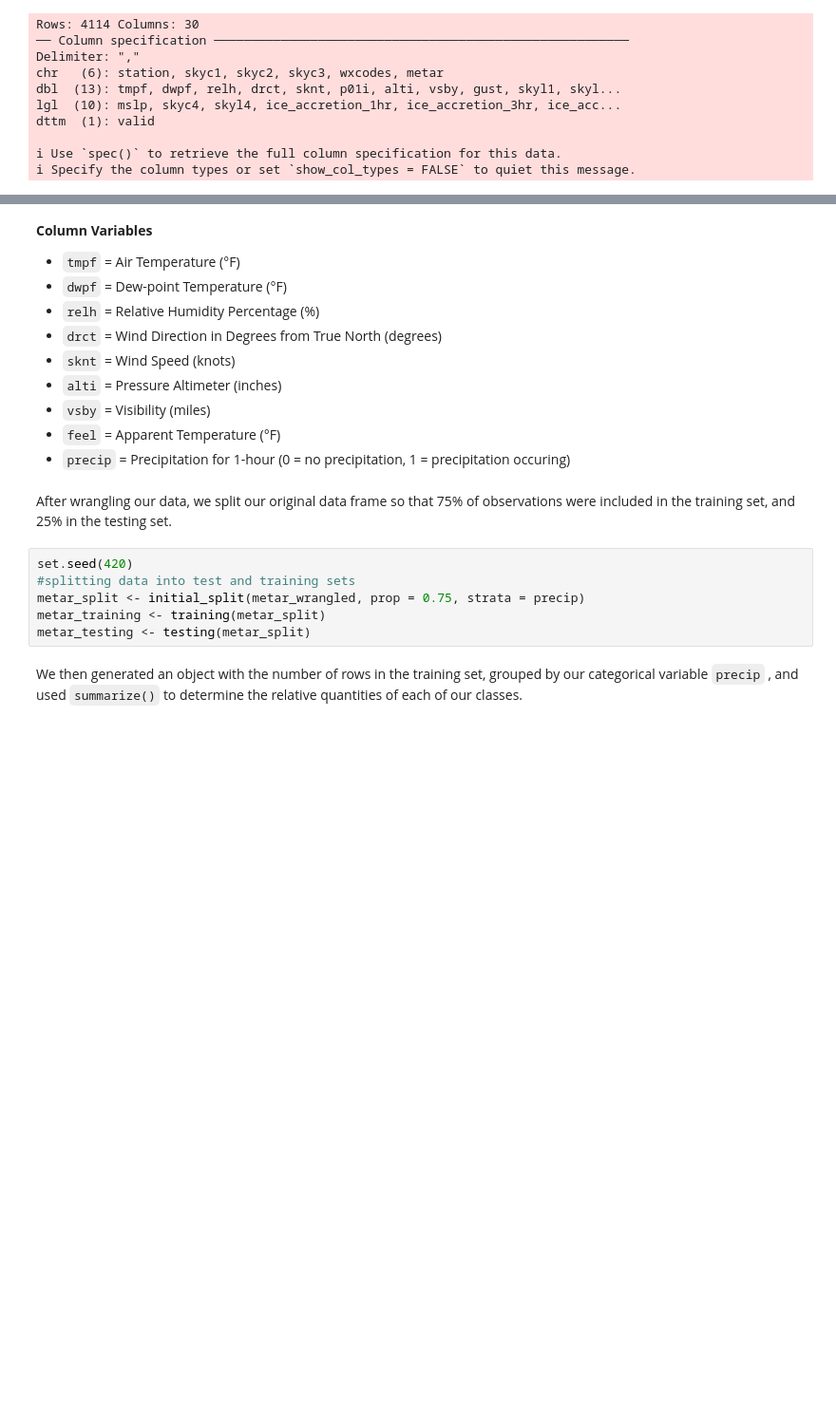
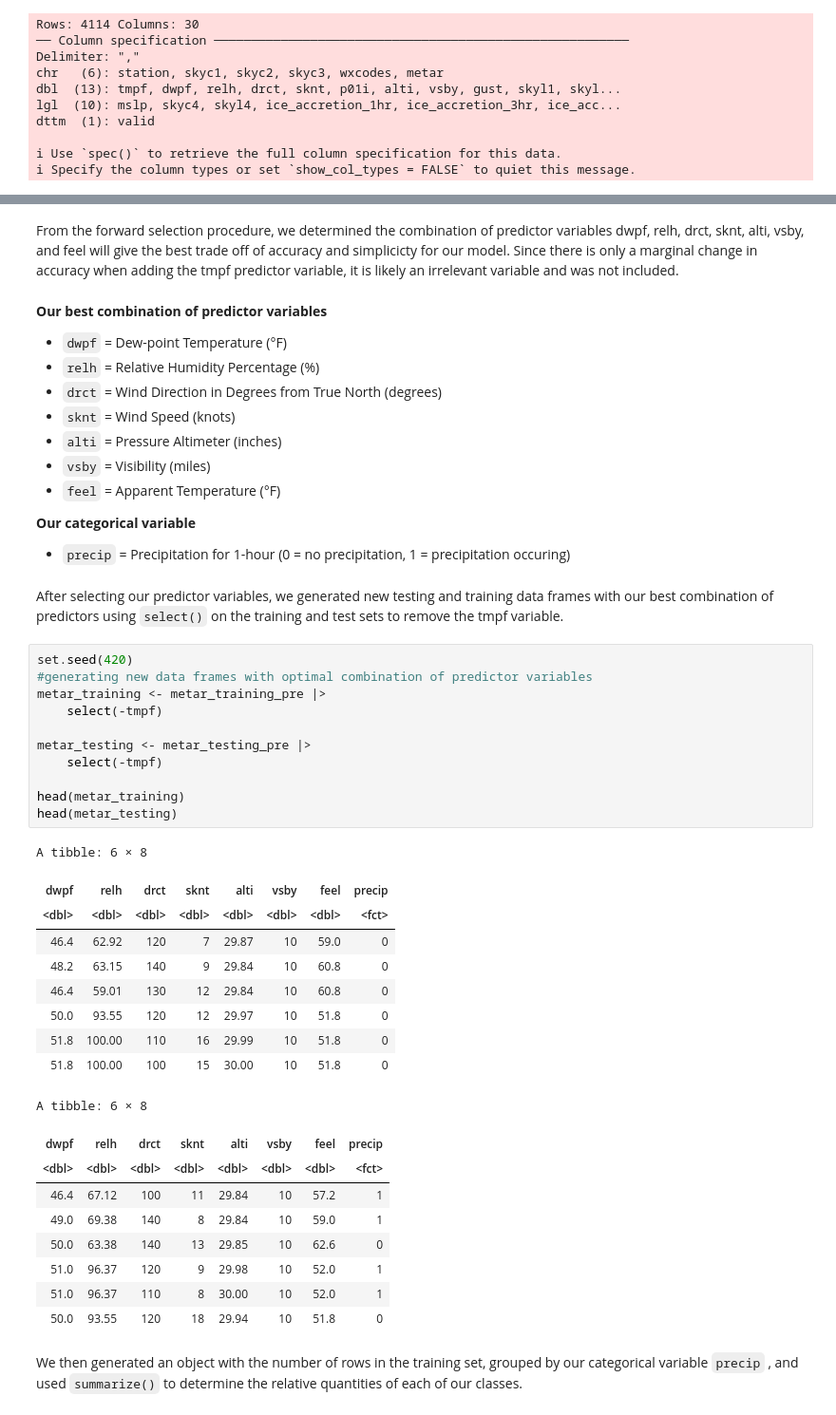
Before and after one commit to joobjoobsi/DSCI-group-44-project, a Jupyter notebook: GroupProject.ipynb, the cells around one changed output, grey strips where cells are left out. Shown: that part at 95% size. Drawn from its saved outputs; the diff is of its cells as text; blank space fills up the shorter version.

```diff
--- a/GroupProject.ipynb
+++ b/GroupProject.ipynb
@@ -95,7 +160,8 @@ A tibble: 6 × 9
+# %% [markdown]
+From the forward selection procedure, we determined the combination of predictor variables dwpf, relh, drct, sknt, alti, vsby, and feel will give the best trade off of accuracy and simplicicty for our model. Since there is only a marginal change in accuracy when adding the tmpf predictor variable, it is likely an irrelevant variable and was not included.
 # %% [markdown]
-**Column Variables**
+**Our best combination of predictor variables**
 
-- `tmpf` = Air Temperature (°F)
 - `dwpf` = Dew-point Temperature (°F)
 - `relh` = Relative Humidity Percentage (%)
 - `drct` = Wind Direction in Degrees from True North (degrees)
@@ -103,15 +169,41 @@ A tibble: 6 × 9
 - `alti` = Pressure Altimeter (inches)
 - `vsby` = Visibility (miles)
 - `feel` = Apparent Temperature (°F)
+
+**Our categorical variable**
 - `precip` = Precipitation for 1-hour (0 = no precipitation, 1 = precipitation occuring)
 # %% [markdown]
-After wrangling our data, we split our original data frame so that 75% of observations were included in the training set, and 25% in the testing set.
+After selecting our predictor variables, we generated new testing and training data frames with our best combination of predictors using `select()` on the training and test sets to remove the tmpf variable.
 # %%
 set.seed(420)
-#splitting data into test and training sets
-metar_split <- initial_split(metar_wrangled, prop = 0.75, strata = precip)
-metar_training <- training(metar_split)
-metar_testing <- testing(metar_split)
+#generating new data frames with optimal combination of predictor variables
+metar_training <- metar_training_pre |>
+    select(-tmpf)
+
+metar_testing <- metar_testing_pre |>
+    select(-tmpf)
+
+head(metar_training)
+head(metar_testing)
+# %% [output]
+A tibble: 6 × 8
+| dwpf | relh | drct | sknt | alti | vsby | feel | precip |
+| <dbl> | <dbl> | <dbl> | <dbl> | <dbl> | <dbl> | <dbl> | <fct> |
+| 46.4 | 62.92 | 120 | 7 | 29.87 | 10 | 59.0 | 0 |
+| 48.2 | 63.15 | 140 | 9 | 29.84 | 10 | 60.8 | 0 |
+| 46.4 | 59.01 | 130 | 12 | 29.84 | 10 | 60.8 | 0 |
+| 50.0 | 93.55 | 120 | 12 | 29.97 | 10 | 51.8 | 0 |
+| 51.8 | 100.00 | 110 | 16 | 29.99 | 10 | 51.8 | 0 |
+| 51.8 | 100.00 | 100 | 15 | 30.00 | 10 | 51.8 | 0 |
+A tibble: 6 × 8
+| dwpf | relh | drct | sknt | alti | vsby | feel | precip |
+| <dbl> | <dbl> | <dbl> | <dbl> | <dbl> | <dbl> | <dbl> | <fct> |
+| 46.4 | 67.12 | 100 | 11 | 29.84 | 10 | 57.2 | 1 |
+| 49.0 | 69.38 | 140 | 8 | 29.84 | 10 | 59.0 | 1 |
+| 50.0 | 63.38 | 140 | 13 | 29.85 | 10 | 62.6 | 0 |
+| 51.0 | 96.37 | 120 | 9 | 29.98 | 10 | 52.0 | 1 |
+| 51.0 | 96.37 | 110 | 8 | 30.00 | 10 | 52.0 | 1 |
+| 50.0 | 93.55 | 120 | 18 | 29.94 | 10 | 51.8 | 0 |
 # %% [markdown]
 We then generated an object with the number of rows in the training set, grouped by our categorical variable `precip` , and used `summarize()` to determine the relative quantities of each of our classes.
 # %%
```
Also changed, not shown: parts of 25 cells of this notebook.
